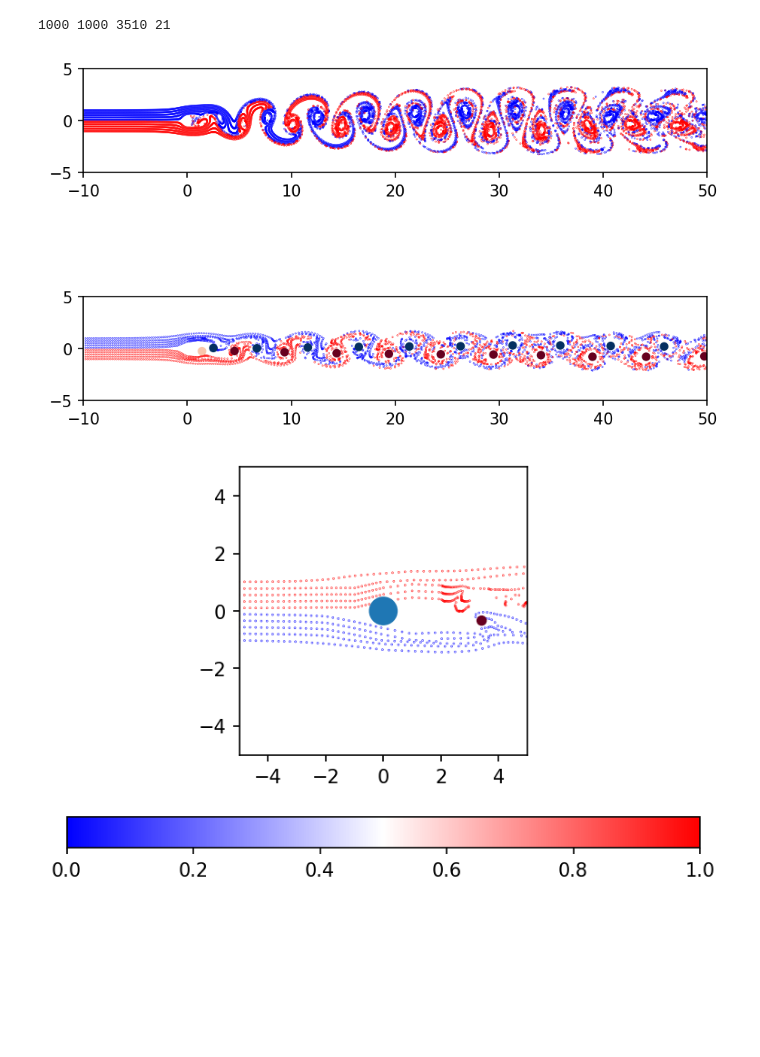
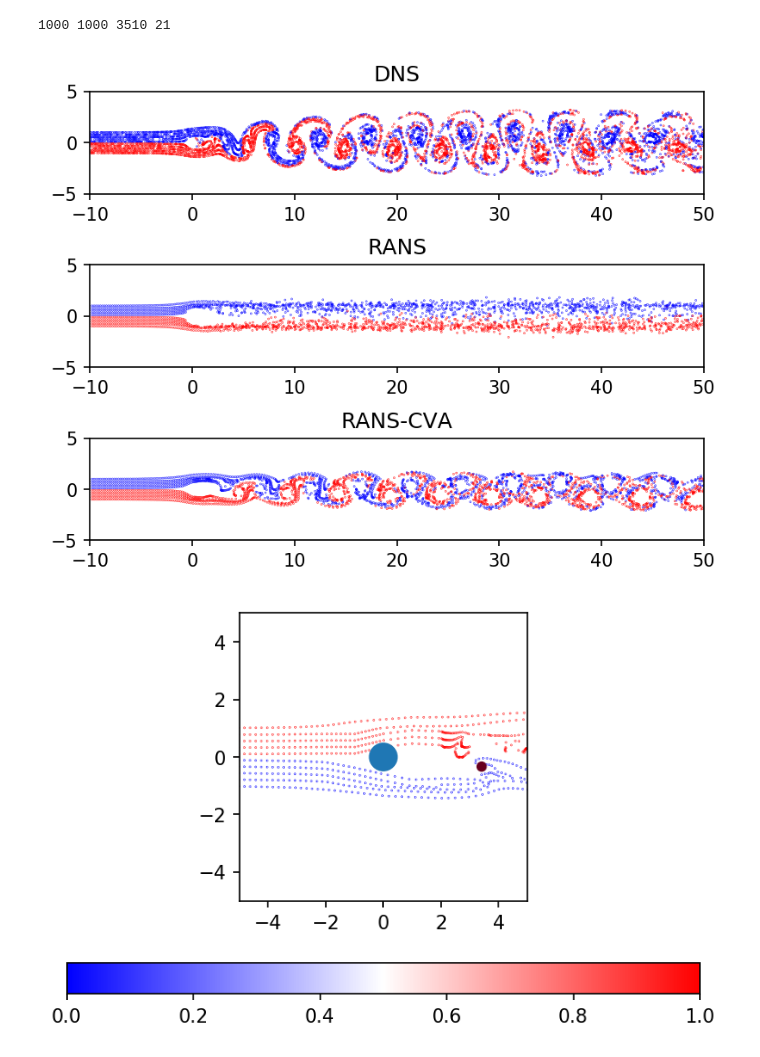
Before and after one commit to yvesdubief/RANS-CVA, a Jupyter notebook: 2D.ipynb, the cells around one changed output. Drawn from its saved outputs; the diff is of its cells as text; code cells hidden in the pictures; blank space fills up the shorter version.

```diff
--- a/2D.ipynb
+++ b/2D.ipynb
@@ -551,40 +551,44 @@ while i < Nt:
         clear_output(wait=True)
 # %% [output]
 1000 1000 3510 21
+# %%
+tracers_cva = np.copy(tracers)
 # %%
 Nr = 3
 fig, ax = plt.subplots(nrows=Nr, ncols=1, constrained_layout=True,dpi=150)
-x = ptset[:,0]
-y = ptset[:,1]
-c = ptsetval[:]
+x = ptset[::2,0]
+y = ptset[::2,1]
+c = ptsetval[::2]
 ax[0].scatter(x, y, c=c, s=0.05,cmap='bwr')
+ax[0].set_title('DNS')
 
-x = tracers[:,i_x]
-y = tracers[:,i_y]
-c = tracers[:,i_inj]
+x = tracers_rans[:,i_x]
+y = tracers_rans[:,i_y]
+c = tracers_rans[:,i_inj]
 
 ax[1].scatter(x, y, c=c, s=0.05,cmap='bwr',vmin=0,vmax=1)
-
-x = tracers[:,i_x]
-y = tracers[:,i_y]
-c = tracers[:,i_inj]
+ax[1].set_title('RANS')
+x = tracers_cva[:,i_x]
+y = tracers_cva[:,i_y]
+c = tracers_cva[:,i_inj]
 
 ax[2].scatter(x, y, c=c, s=0.05,cmap='bwr',vmin=0,vmax=1)
+ax[2].set_title('RANS-CVA')
 # fig.colorbar(scat,orientation='horizontal')
 x = eddies[:,i_x]
 y = eddies[:,i_y]
 c = eddies[:,i_G]
-ax[2].scatter(x,y, c=c, s=20, marker = "o",cmap='RdBu_r',vmin=-0.9*Gamma_max,vmax=0.9*Gamma_max)
+# ax[2].scatter(x,y, c=c, s=20, marker = "o",cmap='RdBu_r',vmin=-0.9*Gamma_max,vmax=0.9*Gamma_max)
 
 
 for ir in range(Nr):
     ax[ir].set_aspect('equal')
     ax[ir].set_xlim(xmin,xmax)
     ax[ir].set_ylim(-5,5)
 
 plt.show()
 # %% [output]
-[figure, old version]
+[figure, new version]
 # %%
 
 fig, ax = plt.subplots(dpi=150)
```
Also changed, not shown: 1 other file.
